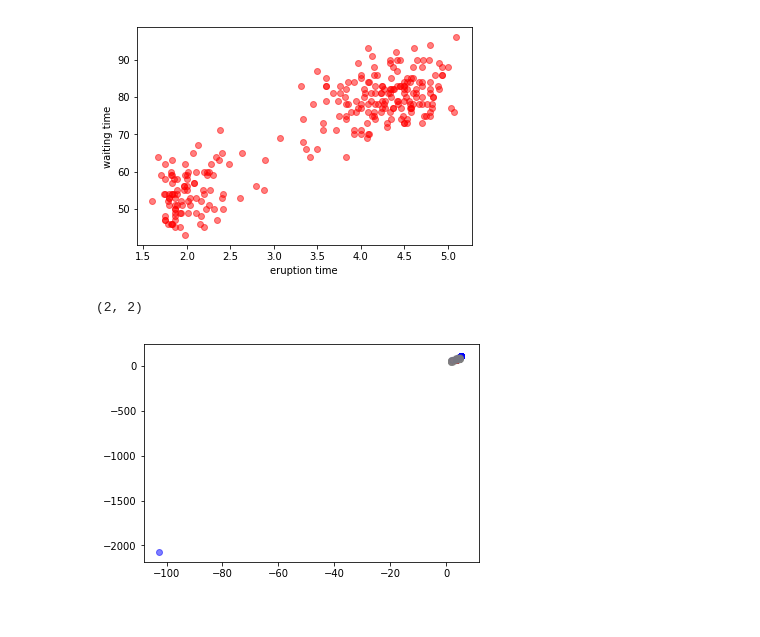
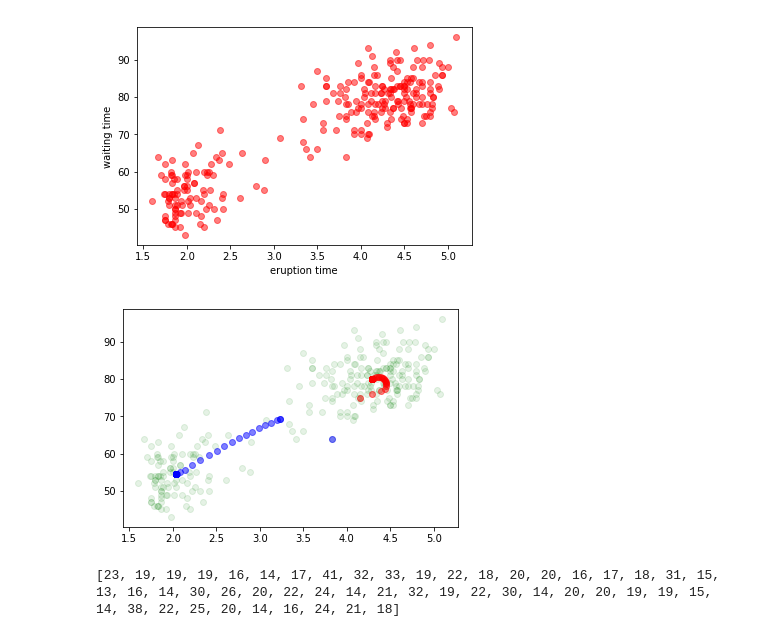
Before and after one commit to lhf-leo/aml-homework, a Jupyter notebook: hw3/question3/Question3.ipynb, the cells around one changed output. Drawn from its saved outputs; the diff is of its cells as text; code cells hidden in the pictures.

```diff
--- a/hw3/question3/Question3.ipynb
+++ b/hw3/question3/Question3.ipynb
@@ -76,24 +49,50 @@ def m_step(data, gamma):
+# %%
+def m_step(data, gamma):
+    sample_size = len(data)
+    mu = np.zeros((2, 2))
+    sigma = np.zeros((2, 2, 2))
+    pi = np.zeros(2)
+    gammaSum = np.zeros(2)
+
+    for c in range(2):
+        for i in range(sample_size):
+            gammaSum[c]+=gamma[i][c]
+            mu[c]+=(gamma[i][c])*data[i]
+        mu[c]/=gammaSum[c]
+
+        for i in range(sample_size):
+            centered_x = np.zeros((1,2))+data[i]-mu[c]
+            sigma[c] += gamma[i][c]*centered_x*centered_x.T/gammaSum[c]
+        pi[c] = gammaSum[c]/sample_size
+
+    return mu, sigma, pi
 # %%
-mu,sigma,pi = random_start(data)
-
-# Run it 50 times to see the mu trajectory
-mu_trajectory = []
-iteration = []
-mu_trajectory.append(mu)
+mu,sigma,pi=start_random_mu(data)
+trajectories = [mu]
 for i in range(50):
     gamma = e_step(data,mu,sigma,pi)
     mu,sigma,pi = m_step(data,gamma)
-    iteration.append(i)
-    mu_trajectory.append(mu)
+    trajectories.append(mu)
-# %% [output]
-(2, 2)
 # %%
-mu_trajectory = np.array(mu_trajectory)
-
-
-plt.scatter(mu_trajectory[:,0,0],mu_trajectory[:,0,1], alpha=0.5, color='red')
-plt.scatter(mu_trajectory[:,1,0],mu_trajectory[:,1,1], alpha=0.5, color='blue')
-plt.scatter(data.T[:,0], data.T[:,1], alpha=0.1,color='grey')
+trajectories = np.array(trajectories)
+plt.plot(data.T[0], data.T[1],'ro', alpha=0.1,color='green')
+plt.plot(trajectories[:,0,0],trajectories[:,0,1],'ro', alpha=0.5, color='red')
+plt.plot(trajectories[:,1,0],trajectories[:,1,1],'ro', alpha=0.5, color='blue')
 plt.show()
 # %% [output]
-[figure, old version]
+[figure, new version]
+# %%
+iterationsToConverge = []
+for k in range(50):
+    mu,sigma,pi=start_random_mu(data)
+    trajectories = [mu]
+    for i in range(250):
+        gamma = e_step(data,mu,sigma,pi)
+        mu,sigma,pi = m_step(data,gamma)
+        trajectories.append(mu)
+        if np.linalg.norm(trajectories[-1]-trajectories[-2]) < 0.0001:
+            iterationsToConverge.append(i)
+            break
+print(iterationsToConverge)
+# %% [output]
+[23, 19, 19, 19, 16, 14, 17, 41, 32, 33, 19, 22, 18, 20, 20, 16, 17, 18, 31, 15, 13, 16, 14, 30, 26, 20, 22, 24, 14, 21, 32, 19, 22, 30, 14, 20, 20, 19, 19, 15, 14, 38, 22, 25, 20, 14, 16, 24, 21, 18]
```
Also changed, not shown: parts of 11 cells of this notebook.
